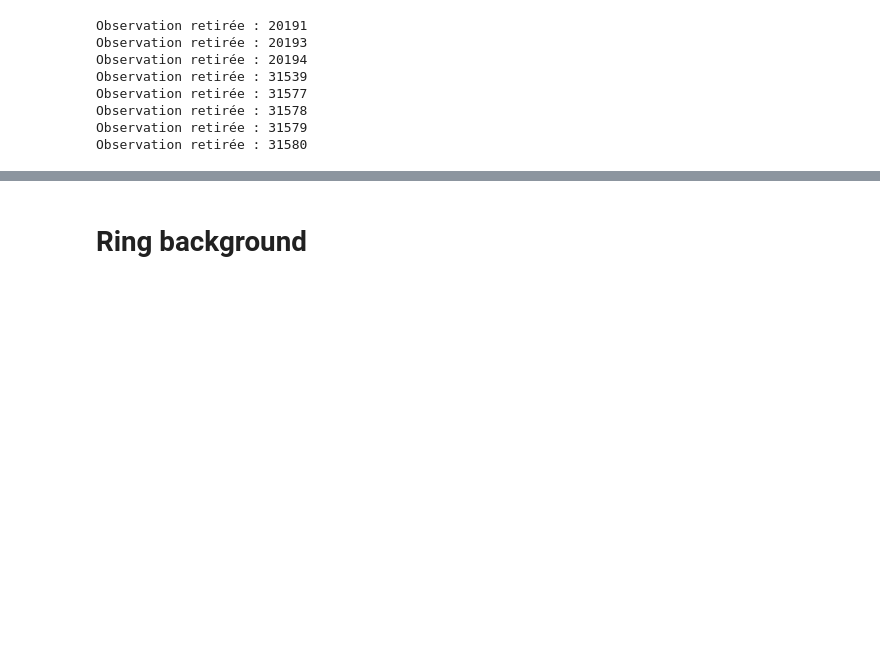
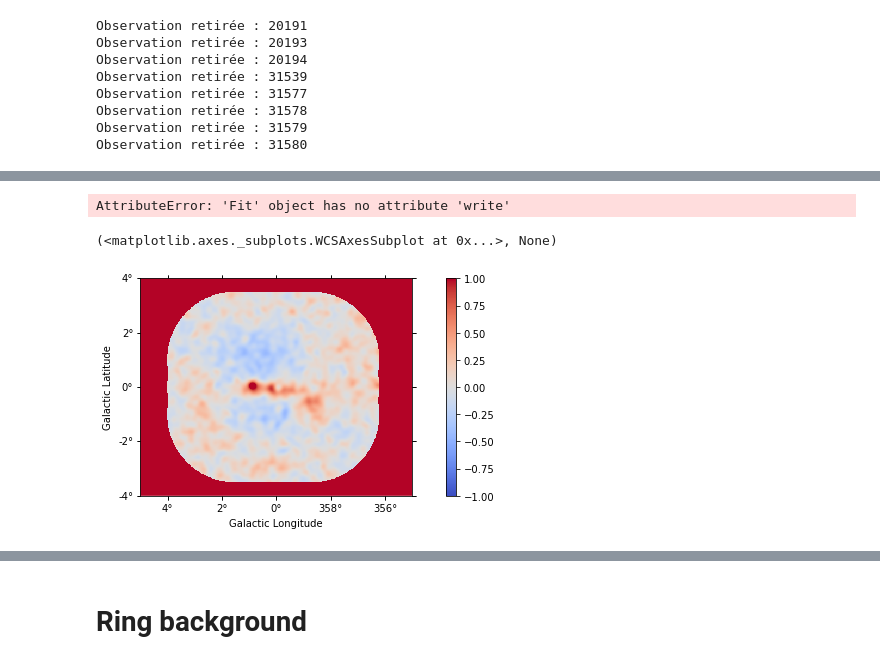
Before and after one commit to SamZouari/hess, a Jupyter notebook: notebooks0.15/evolution_temp.ipynb, the cells around one changed output, grey strips where cells are left out. Cells and saved outputs as stored; diff of their text form; code cells hidden in the pictures; blank space fills up the shorter version.

```diff
--- a/notebooks0.15/evolution_temp.ipynb
+++ b/notebooks0.15/evolution_temp.ipynb
@@ -133,5 +124,3 @@ Observation retirée : 31577
 Observation retirée : 31578
 Observation retirée : 31579
 Observation retirée : 31580
-# %%
-obs_table = observations.obs_table
@@ -517,0 +379,12 @@ def fit_model_to_maps(maps2D, psf_kernel, mask):
+# %%
+# Sauvegarde
+
+from pathlib import Path
+
+path = Path("../../data/mapdataset_hess/second_try")
+path.mkdir(exist_ok=True)
+
+for year in range(2004,2020):
+
+    filename = "../../data/mapdataset_hess/second_try/mapdataset"+str(year)+".fits.gz"
+    mapdataset_dict[year].write(filename, overwrite=True)
@@ -517,0 +492,27 @@ def fit_model_to_maps(maps2D, psf_kernel, mask):
+# %%
+# Modèle de la source
+
+src_pos = SkyCoord(359.94, -0.04, unit="deg", frame="galactic")
+
+spatial_model = PointSpatialModel(
+            lon_0 = src_pos.l,
+            lat_0 = src_pos.b,
+            frame = "galactic")
+
+spectral_model = PowerLaw2SpectralModel(
+            emin = emin,
+            emax = emax,
+            index = 2.3,
+            amplitude = "3e-12 cm-2 s-1")
+
+model = SkyModel(
+            spatial_model = spatial_model,
+            spectral_model = spectral_model,
+            name = "SgrA*")
+
+model.parameters["index"].frozen = True
+model.parameters["lon_0"].frozen = True
+model.parameters["lat_0"].frozen = True
+# %%
+for year in range(2004,2020):
+    mapdataset_dict[year].models = model.copy()
@@ -517,0 +541,19 @@ def fit_model_to_maps(maps2D, psf_kernel, mask):
+# %%
+from pathlib import Path
+
+path = Path("../../data/mapdataset_hess/second_try/fit")
+path.mkdir(exist_ok=True)
+
+for year in range(2004,2020):
+
+    filename = "../../data/mapdataset_hess/second_try/fit/fitted_mapdataset"+str(year)+".fits.gz"
+    fit_year[year].write(filename, overwrite=True)
+# %% [output]
+AttributeError: 'Fit' object has no attribute 'write'
+# %%
+# visualisation des résidus
+
+mapdataset_dict[2004].plot_residuals(method="diff/sqrt(model)", vmin=-1.0, vmax=1.0)
+# %% [output]
+(<matplotlib.axes._subplots.WCSAxesSubplot at 0x...>, None)
+[figure, added]
```
Also changed, not shown: parts of 48 cells of this notebook, 1 other file.
